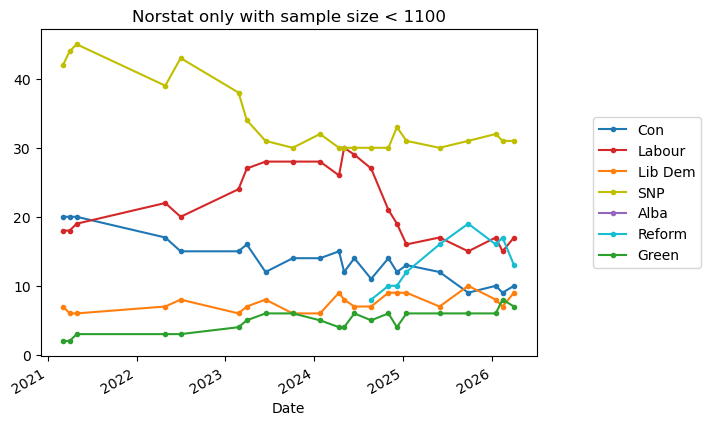
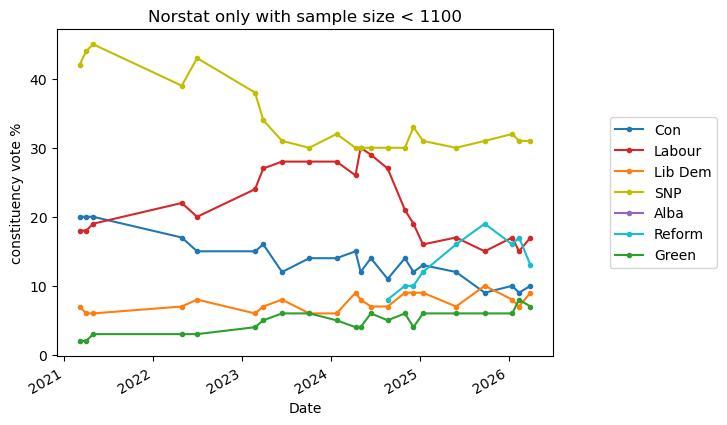
Code edit (unified diff) that turned the first committed figure into the second:
--- before
+++ after
@@ -4,5 +4,5 @@
  .drop(columns='Sample')
  #.SNP
- .plot(marker='.',title="Norstat only with sample size < 1100",color=party_colours)
+ .plot(marker='.',title="Norstat only with sample size < 1100",color=party_colours,ylabel='constituency vote %')
  .legend(loc='center left',bbox_to_anchor=(1.1, 0.5))
 )

Commit: label all y axes